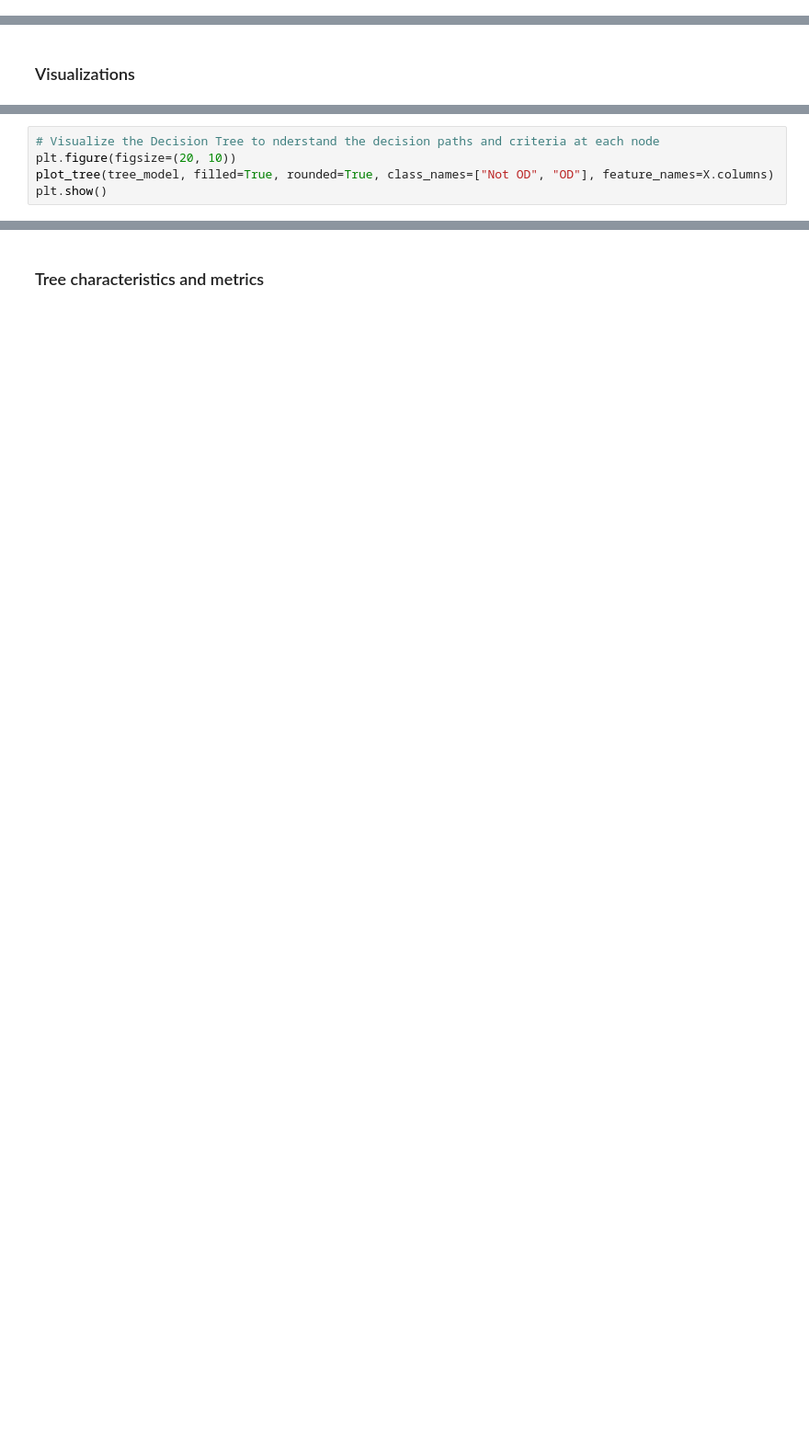
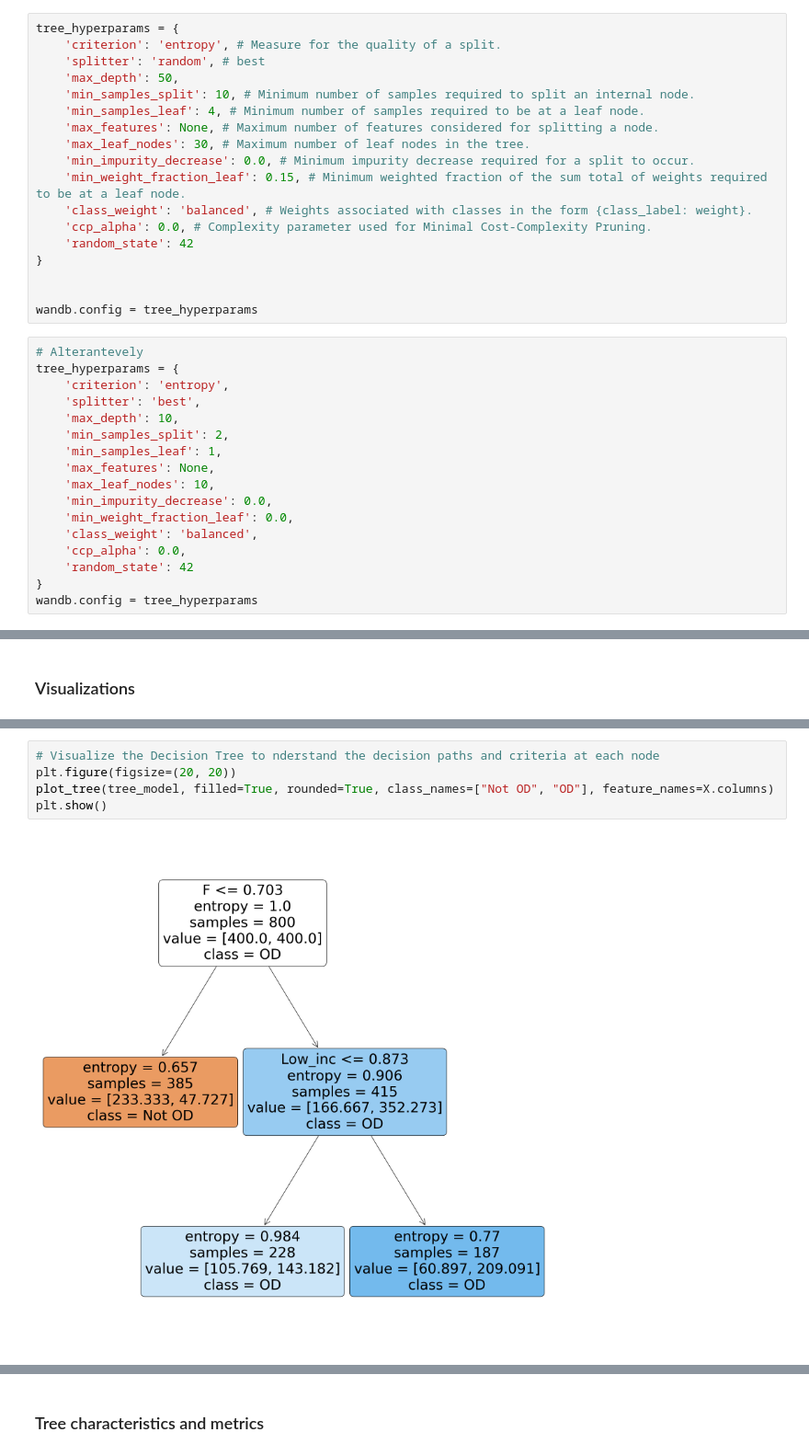
Before and after one commit to phidesigner/wandb_demo, a Jupyter notebook: 06_opiod_wandb_tree.ipynb, the cells around one changed output, grey strips where cells are left out. Shown at 92% size. Cells and saved outputs as stored; diff of their text form; blank space fills up the shorter version.

Commit message:
Final Tree ready for S8

```diff
--- a/06_opiod_wandb_tree.ipynb
+++ b/06_opiod_wandb_tree.ipynb
@@ -115,3 +112,38 @@ wandb.config = tree_params
+# %%
+tree_hyperparams = {
+    'criterion': 'entropy', # Measure for the quality of a split.
+    'splitter': 'random', # best
+    'max_depth': 50,
+    'min_samples_split': 10, # Minimum number of samples required to split an internal node.
+    'min_samples_leaf': 4, # Minimum number of samples required to be at a leaf node.
+    'max_features': None, # Maximum number of features considered for splitting a node.
+    'max_leaf_nodes': 30, # Maximum number of leaf nodes in the tree.
+    'min_impurity_decrease': 0.0, # Minimum impurity decrease required for a split to occur.
+    'min_weight_fraction_leaf': 0.15, # Minimum weighted fraction of the sum total of weights required to be at a leaf node.
+    'class_weight': 'balanced', # Weights associated with classes in the form {class_label: weight}.
+    'ccp_alpha': 0.0, # Complexity parameter used for Minimal Cost-Complexity Pruning.
+    'random_state': 42
+}
+
+
+wandb.config = tree_hyperparams
+# %%
+# Alterantevely
+tree_hyperparams = {
+    'criterion': 'entropy',
+    'splitter': 'best',
+    'max_depth': 10,
+    'min_samples_split': 2,
+    'min_samples_leaf': 1,
+    'max_features': None,
+    'max_leaf_nodes': 10,
+    'min_impurity_decrease': 0.0,
+    'min_weight_fraction_leaf': 0.0,
+    'class_weight': 'balanced',
+    'ccp_alpha': 0.0,
+    'random_state': 42
+}
+wandb.config = tree_hyperparams
 # %%
 # Initializing the model, Fitting and predicting
 tree_model = DecisionTreeClassifier(**wandb.config)
@@ -122,7 +197,9 @@ y_pred_tree = tree_model.predict(X_test)
 # %%
 # Visualize the Decision Tree to nderstand the decision paths and criteria at each node
-plt.figure(figsize=(20, 10))
+plt.figure(figsize=(20, 20))
 plot_tree(tree_model, filled=True, rounded=True, class_names=["Not OD", "OD"], feature_names=X.columns)
 plt.show()
+# %% [output]
+[figure, added]
 # %%
 # Show Feature Importances
```
Also changed, not shown: parts of 13 cells of this notebook, 5 other files.
